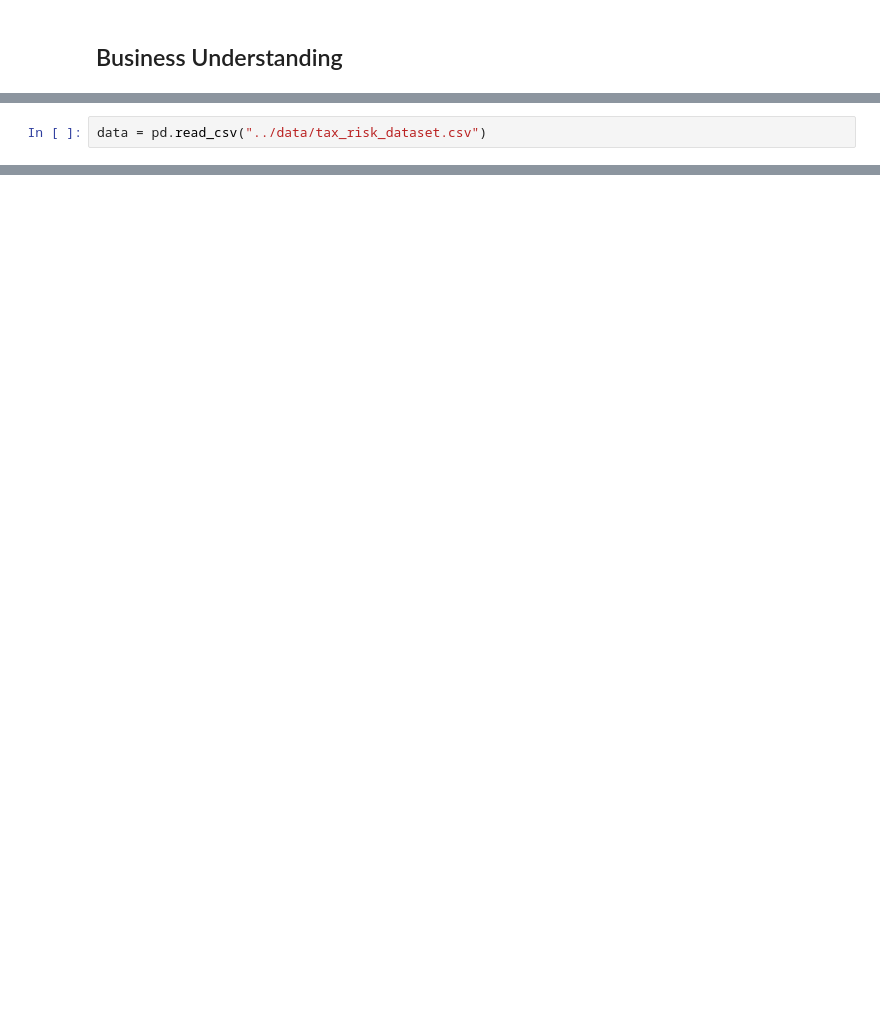
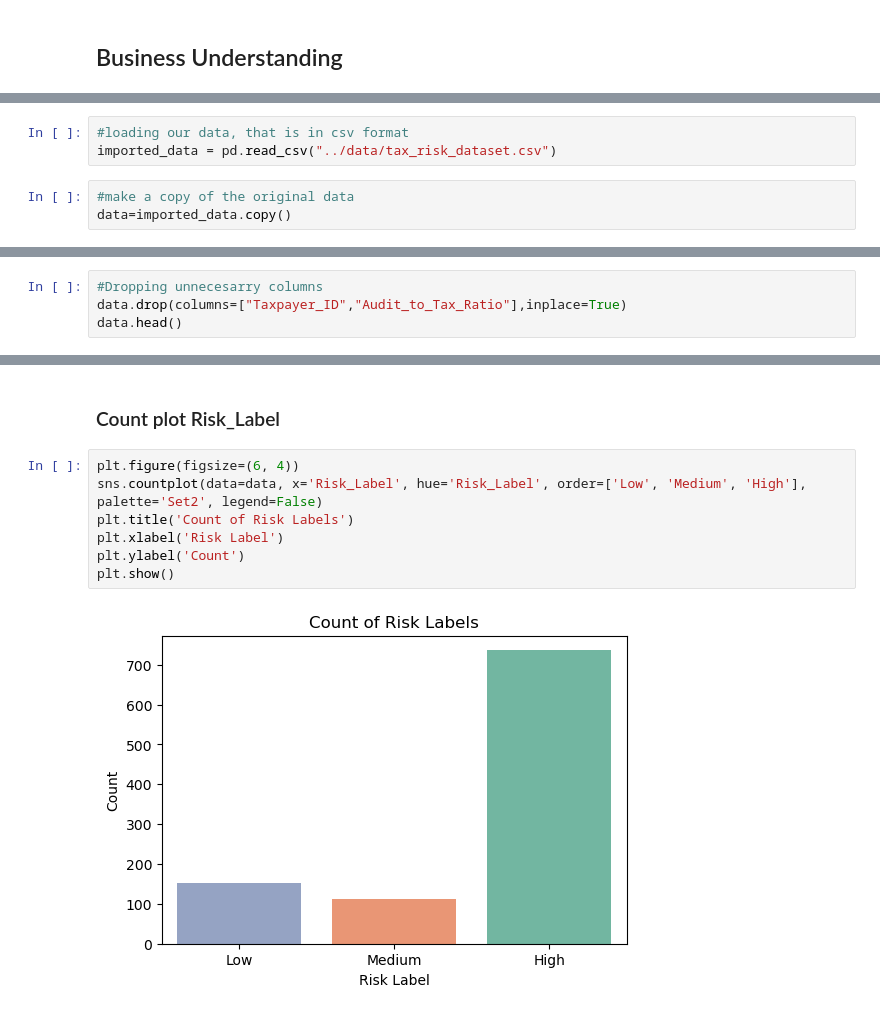
Before and after one commit to csaafrica/group5_predicting_high_risk_taxpayers_using_ML, a Jupyter notebook: notebooks/Risky_Taxpayer_Prediction_project.ipynb, the cells around one changed output, grey strips where cells are left out. Cells and saved outputs as stored; diff of their text form; blank space fills up the shorter version.

```diff
--- a/notebooks/Risky_Taxpayer_Prediction_project.ipynb
+++ b/notebooks/Risky_Taxpayer_Prediction_project.ipynb
@@ -12,3 +31,7 @@ import numpy as np
 # %%
-data = pd.read_csv("../data/tax_risk_dataset.csv")
+#loading our data, that is in csv format
+imported_data = pd.read_csv("../data/tax_risk_dataset.csv")
+# %%
+#make a copy of the original data
+data=imported_data.copy()
 # %%
@@ -70,0 +131,4 @@ NameError: name 'data' is not defined
+# %%
+#Dropping unnecesarry columns
+data.drop(columns=["Taxpayer_ID","Audit_to_Tax_Ratio"],inplace=True)
+data.head()
@@ -70,0 +186,11 @@ NameError: name 'data' is not defined
+# %% [markdown]
+### Count plot Risk_Label
+# %%
+plt.figure(figsize=(6, 4))
+sns.countplot(data=data, x='Risk_Label', hue='Risk_Label', order=['Low', 'Medium', 'High'], palette='Set2', legend=False)
+plt.title('Count of Risk Labels')
+plt.xlabel('Risk Label')
+plt.ylabel('Count')
+plt.show()
+# %% [output]
+[figure, added]
```
Also changed, not shown: parts of 29 cells of this notebook.
